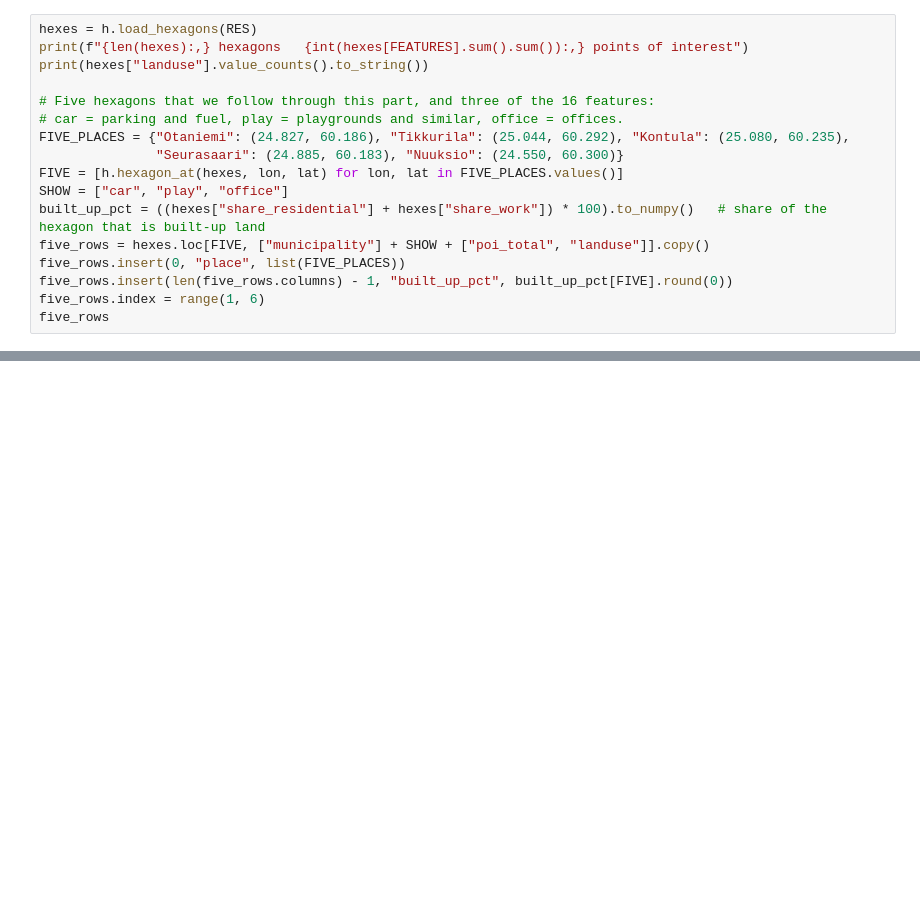
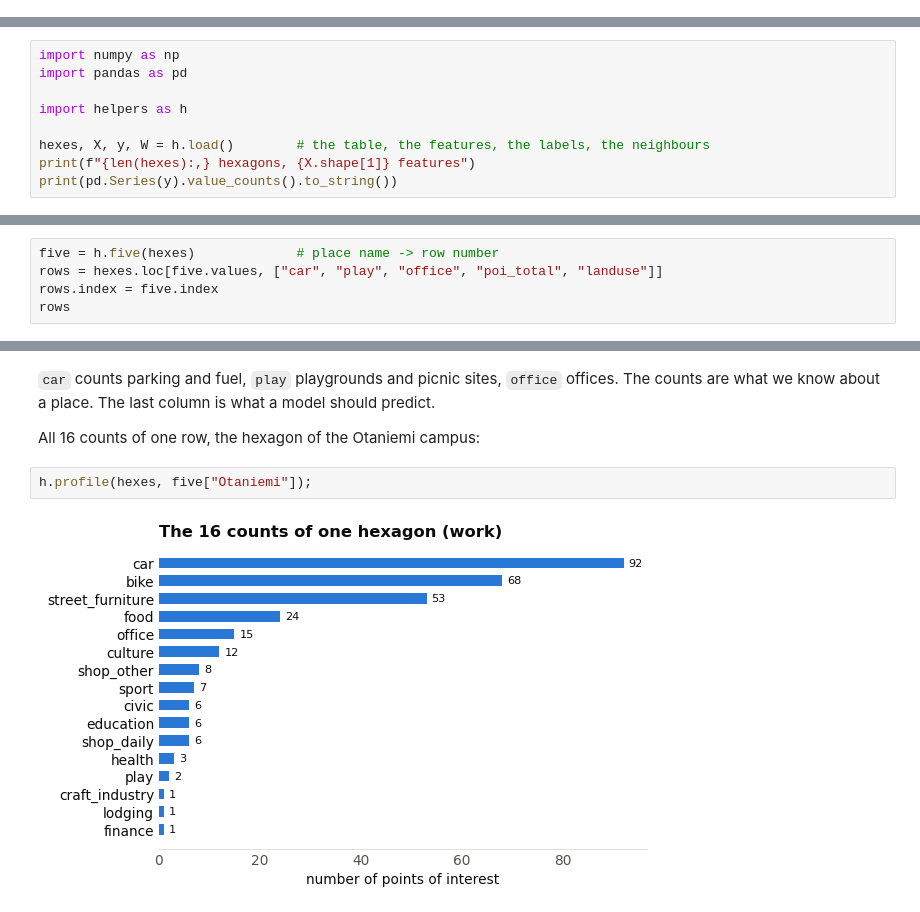
Before and after one commit to aceacedey/isda-geoai, a Jupyter notebook: docs/data.ipynb, the cells around one changed output, grey strips where cells are left out. Saved outputs shown, nothing was run; the diff lists cells and outputs as text; blank space fills up the shorter version.

```diff
--- a/docs/data.ipynb
+++ b/docs/data.ipynb
@@ -48,17 +0,0 @@ SAVE = os.environ.get("GEOAI_SAVE_FIGS") == "1"   # only used by the teacher, to
-# %%
-hexes = h.load_hexagons(RES)
-print(f"{len(hexes):,} hexagons   {int(hexes[FEATURES].sum().sum()):,} points of interest")
-print(hexes["landuse"].value_counts().to_string())
-
-# Five hexagons that we follow through this part, and three of the 16 features:
-# car = parking and fuel, play = playgrounds and similar, office = offices.
-FIVE_PLACES = {"Otaniemi": (24.827, 60.186), "Tikkurila": (25.044, 60.292), "Kontula": (25.080, 60.235),
-               "Seurasaari": (24.885, 60.183), "Nuuksio": (24.550, 60.300)}
-FIVE = [h.hexagon_at(hexes, lon, lat) for lon, lat in FIVE_PLACES.values()]
-SHOW = ["car", "play", "office"]
-built_up_pct = ((hexes["share_residential"] + hexes["share_work"]) * 100).to_numpy()   # share of the hexagon that is built-up land
-five_rows = hexes.loc[FIVE, ["municipality"] + SHOW + ["poi_total", "landuse"]].copy()
-five_rows.insert(0, "place", list(FIVE_PLACES))
-five_rows.insert(len(five_rows.columns) - 1, "built_up_pct", built_up_pct[FIVE].round(0))
-five_rows.index = range(1, 6)
-five_rows
@@ -97,0 +16,9 @@ plt.show()
+# %%
+import numpy as np
+import pandas as pd
+
+import helpers as h
+
+hexes, X, y, W = h.load()        # the table, the features, the labels, the neighbours
+print(f"{len(hexes):,} hexagons, {X.shape[1]} features")
+print(pd.Series(y).value_counts().to_string())
@@ -97,0 +38,5 @@ plt.show()
+# %%
+five = h.five(hexes)             # place name -> row number
+rows = hexes.loc[five.values, ["car", "play", "office", "poi_total", "landuse"]]
+rows.index = five.index
+rows
@@ -97,0 +50,8 @@ plt.show()
+# %% [markdown]
+`car` counts parking and fuel, `play` playgrounds and picnic sites, `office` offices. The counts are what we know about a place. The last column is what a model should predict.
+
+All 16 counts of one row, the hexagon of the Otaniemi campus:
+# %%
+h.profile(hexes, five["Otaniemi"]);
+# %% [output]
+[figure, added]
```
Also changed, not shown: parts of 25 cells of this notebook, 56 other files.
